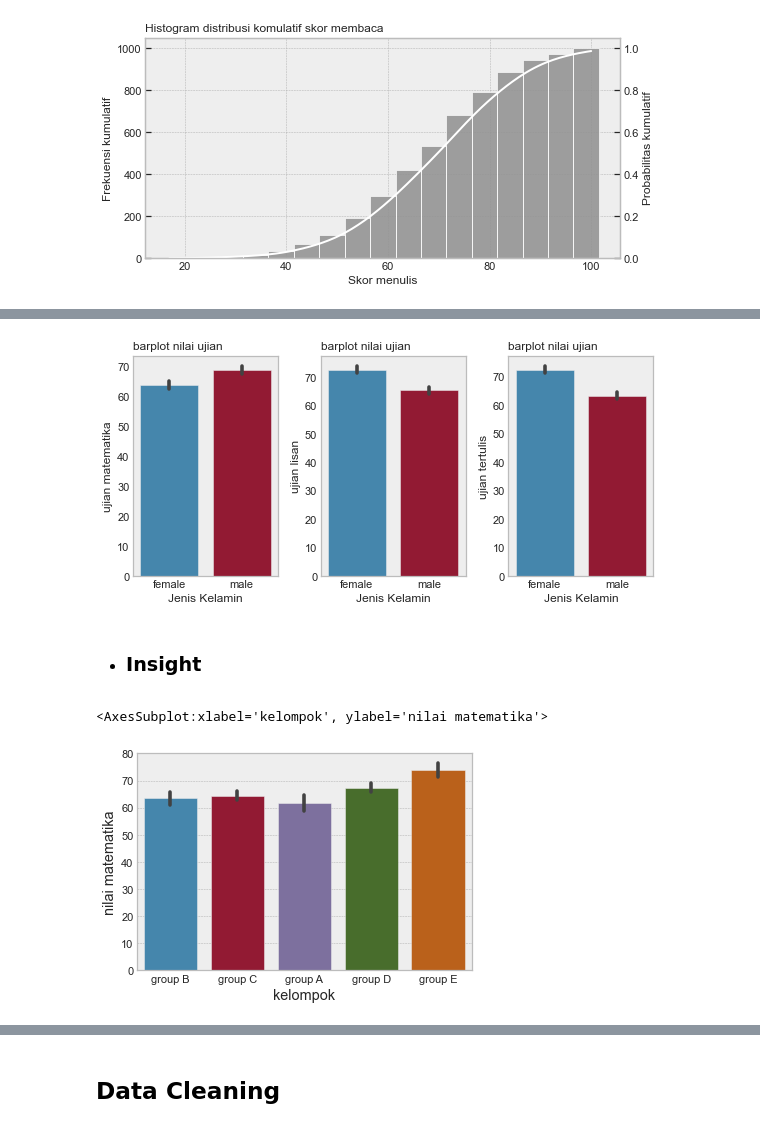
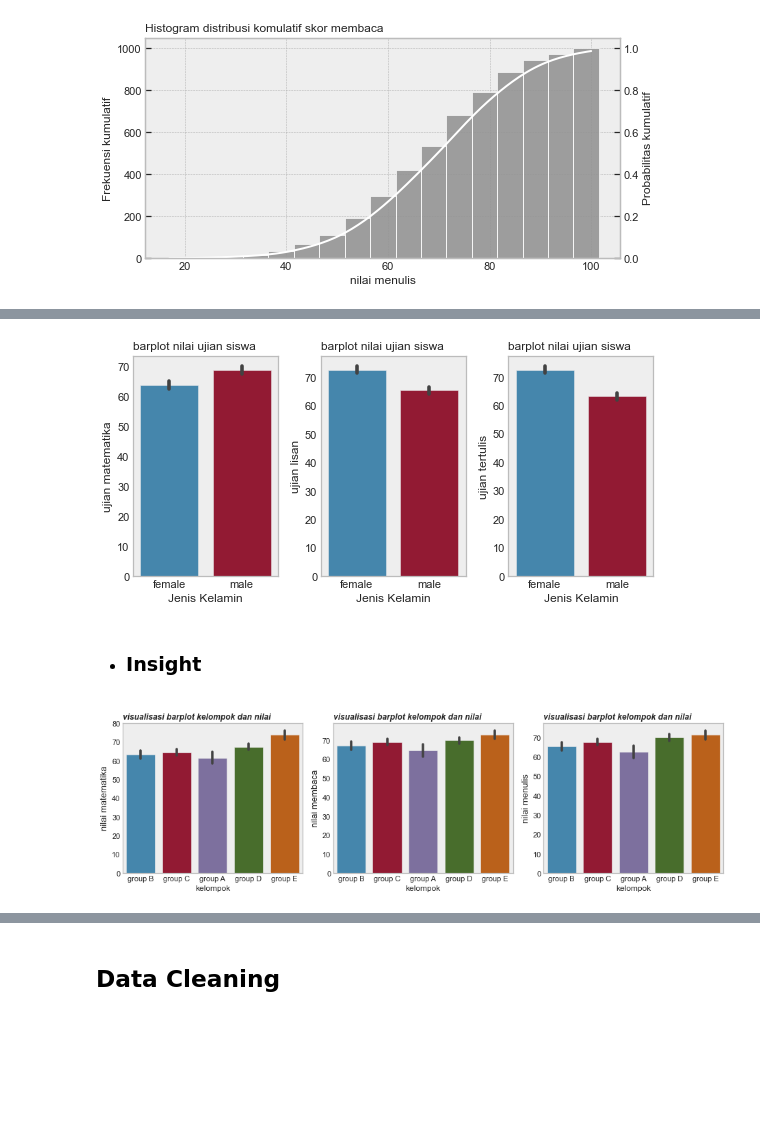
Before and after one commit to AlanFirdaus13/Implementation-student-performance-with-linear-regression-algorithm, a Jupyter notebook: implementation student performance with linear regression algorithm python .ipynb, the cells around one changed output, grey strips where cells are left out. Saved outputs shown, nothing was run; the diff lists cells and outputs as text; code cells hidden in the pictures; blank space fills up the shorter version.

Commit message:
menambahkan analisis data kategorik
menambahkan analisis data kategorik dan visualisasi data untuk pdf dan cdf

```diff
--- a/implementation student performance with linear regression algorithm python .ipynb
+++ b/implementation student performance with linear regression algorithm python .ipynb
@@ -299,20 +325,20 @@ plt.show()
 # Distribusi normal komulatif untuk fitur skor menulis
 fig, ax = plt.subplots(figsize=(8, 4))
 # plotkan histogram untuk frekuensi
-sns.histplot(data_siswa['skor membaca'], binwidth=5,
-             binrange=(data_siswa['skor membaca'].min()-0.5,
-                       data_siswa['skor membaca'].max()+0.5),
+sns.histplot(data_siswa['nilai membaca'], binwidth=5,
+             binrange=(data_siswa['nilai membaca'].min()-0.5,
+                       data_siswa['nilai membaca'].max()+0.5),
              cumulative=True, ec="w", color="black", ax=ax)
 # buat sumbu berikutnya agar frekuensi relatif dapat dijadikann pada satu plot
 ax1 = ax.twinx()
 # plotkan histogram untuk frekuensi relatif
-sns.histplot(data_siswa['skor membaca'],
+sns.histplot(data_siswa['nilai membaca'],
              stat="probability", binwidth=5,
-             binrange=(data_siswa['skor membaca'].min()-0.5,
-                       data_siswa['skor membaca'].max()+0.5),
+             binrange=(data_siswa['nilai membaca'].min()-0.5,
+                       data_siswa['nilai membaca'].max()+0.5),
              cumulative=True, kde=True, ec="w", color="white", ax=ax1)
 # set label
-ax.set_xlabel("Skor menulis", fontsize=12)
+ax.set_xlabel("nilai menulis", fontsize=12)
 ax.set_ylabel("Frekuensi kumulatif", fontsize=12)
 ax1.set_ylabel("Probabilitas kumulatif", fontsize=12)
 ax1.grid(axis="y")
@@ -339,11 +367,11 @@ sns.lineplot(x= data_siswa['nilai matematika'], y = pdf_nilai_matematika, lw=2,
 
 # plot grafik untuk cdf
 sns.kdeplot (x = data_siswa['nilai matematika'], cumulative=True, lw=2, ax=axs[1])
-sns.lineplot(x = data_siswa['nilai matematika'], y = cdf_nilai_matematika, lw=2, ax=axs[1] )
+sns.lineplot(x = data_siswa['nilai matematika'], y = cdf_nilai_matematika, lw=2, ax=axs[1])
 
 # buat legenda untuk informasi plot 1 dan 2
-axs[0].legend(["kde","pdf_nilai_matematika"], fontsize=12)
-axs[1].legend(["kde kumulatif", "cdf_nilai_matematika"], fontsize=12)
+axs[0].legend(["kde","pdf_nilai_matematika"], fontsize=9, loc="upper left")
+axs[1].legend(["kde kumulatif", "cdf_nilai_matematika"], fontsize=9)
 
 # buat plot sumbu y pada plot 1
 axs[0].set_ylabel("Probabilitas", fontsize=12)
@@ -351,7 +379,9 @@ axs[0].set_ylabel("Probabilitas", fontsize=12)
 # buat fungsi perulangan untuk sumbu x pada semua plot
 for ax in axs:
     ax.set_xlabel("nilai matematika", fontsize=12) # set font 12 pada sumbu x
+    ax.set_title("visualisasi pdf dan cdf", fontsize = 12, loc="left" )
     ax.grid(axis="y")
+
 ax.set_ylabel("Probabilitas kumulatif", fontsize=12) # set font 12 pada sumbu y
 
 # tampilkan hasil visualisasi
@@ -388,7 +481,7 @@ axs[0].set_ylabel("ujian matematika", fontsize=12)
 # buat perulangan untuk plot ax x label dari 3 bagian visualisasi
 for ax in axs:
     ax.set_xlabel("Jenis Kelamin", fontsize=12)
-    ax.set_title("barplot nilai ujian", fontsize=12, loc="left")
+    ax.set_title("barplot nilai ujian siswa", fontsize=12, loc="left")
     ax.grid(axis="y")
 
 # set y label untuk plot 2 dan 3
@@ -399,7 +492,7 @@ axs[2].set_ylabel("ujian tertulis", fontsize=12)
 plt.tight_layout()
 plt.show()
 # %% [output]
-[figure, old version]
+[figure, new version]
 # %% [markdown]
 <ul>
     <li>
@@ -407,7 +500,22 @@ plt.show()
     </li>
 </ul>
 # %%
-sns.barplot(x="kelompok", y="nilai matematika", data=data_siswa)
+fig, axs = plt.subplots(1, 3, figsize=(13,4))
+sns.barplot(x = "kelompok", y = "nilai matematika", data = data_siswa, ax=axs[0])
+sns.barplot(x = "kelompok", y = "nilai membaca",    data = data_siswa, ax=axs[1])
+sns.barplot(x = "kelompok", y = "nilai menulis",    data = data_siswa, ax=axs[2])
+
+for ax in axs:
+    ax.set_xlabel("kelompok",fontsize=12, fontstyle="normal")
+    ax.set_title("visualisasi barplot kelompok dan nilai",
+                 fontsize=12, fontweight="bold", fontstyle="oblique", loc="left")
+    ax.grid(axis="y")
+
+axs[0].set_ylabel("nilai matematika", fontsize=13, fontstyle="normal")
+axs[1].set_ylabel("nilai membaca",    fontsize=13, fontstyle="normal")
+axs[2].set_ylabel("nilai menulis",    fontsize=13, fontstyle="normal")
+
+plt.tight_layout()
+plt.show()
 # %% [output]
-<AxesSubplot:xlabel='kelompok', ylabel='nilai matematika'>
-[figure, old version]
+[figure, new version]
```
Also changed, not shown: parts of 15 cells of this notebook.
